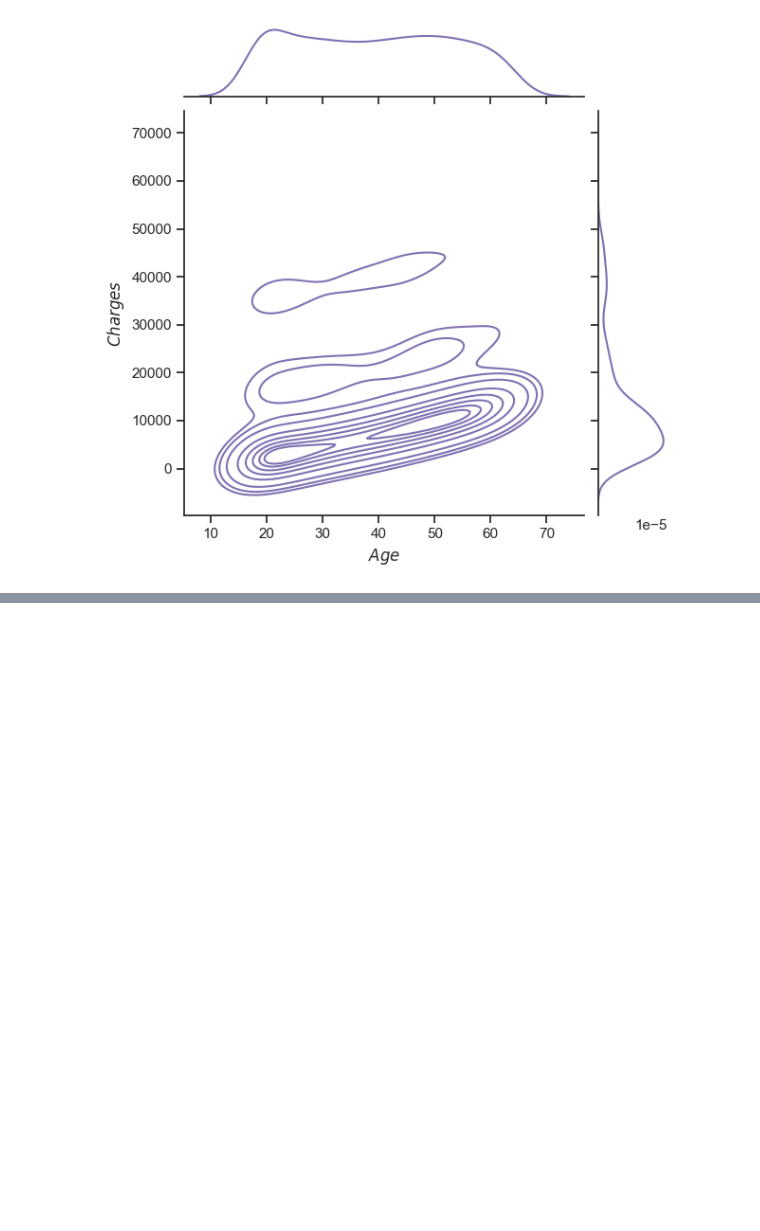
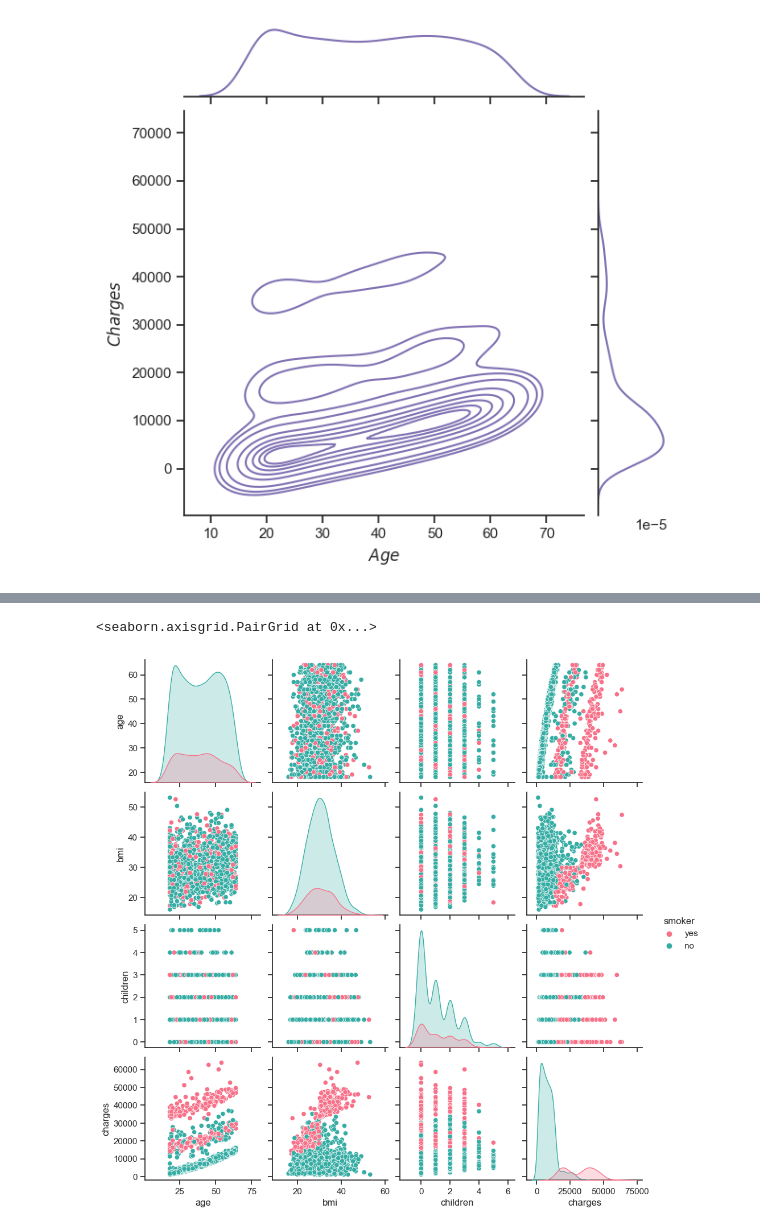
Before and after one commit to ron-ligsay/EDA, a Jupyter notebook: src/Learn EDA/Correlation and P_value_2.ipynb, the cells around one changed output, grey strips where cells are left out. Cells and saved outputs as stored; diff of their text form; code cells hidden in the pictures; blank space fills up the shorter version.

```diff
--- a/src/Learn EDA/Correlation and P_value_2.ipynb
+++ b/src/Learn EDA/Correlation and P_value_2.ipynb
@@ -243,0 +250,5 @@ g.set_axis_labels("$Age$", "$Charges$")
+# %%
+sns.pairplot(df, hue='smoker', palette='husl')
+# %% [output]
+<seaborn.axisgrid.PairGrid at 0x...>
+[figure, added]
```
Also changed, not shown: parts of 2 cells of this notebook.
